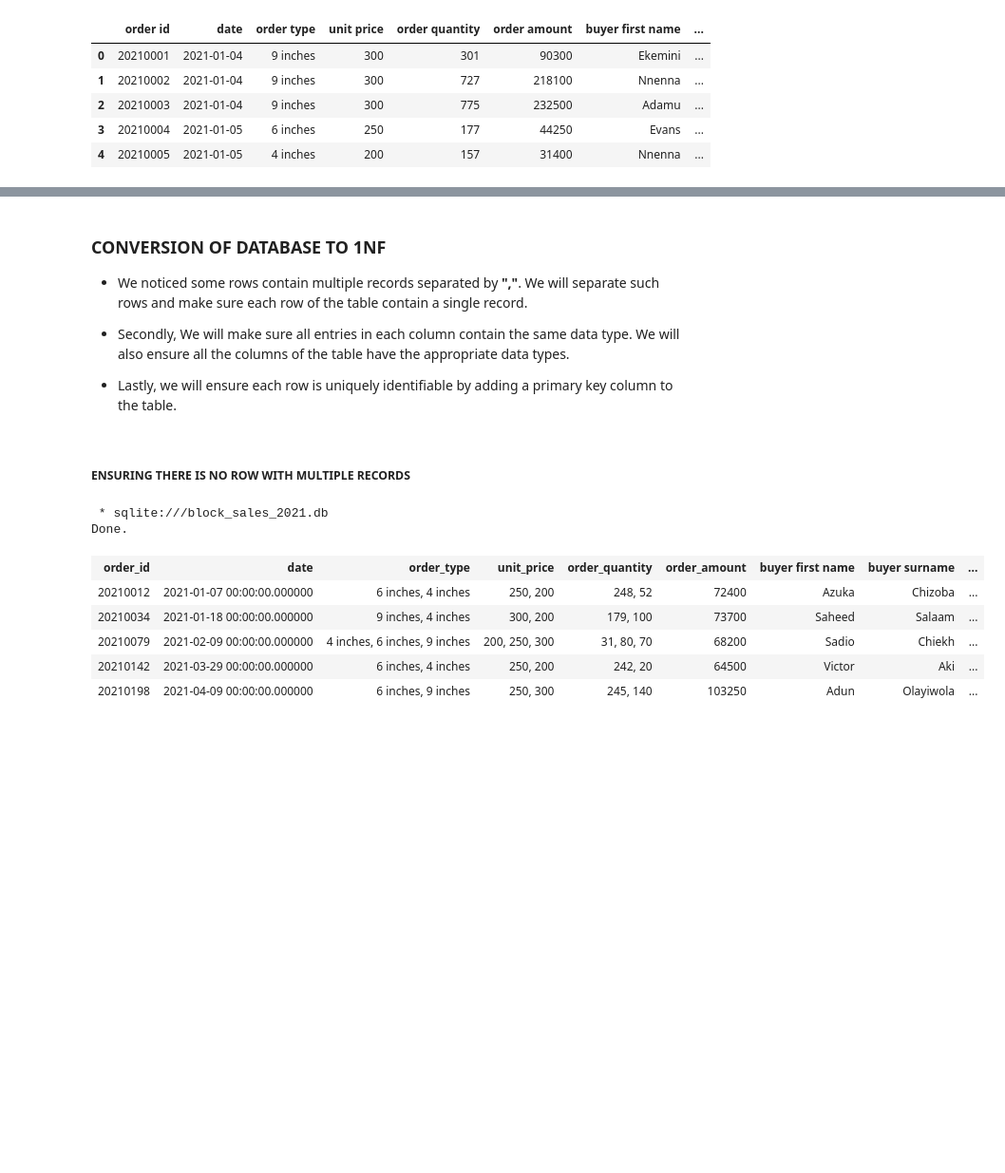
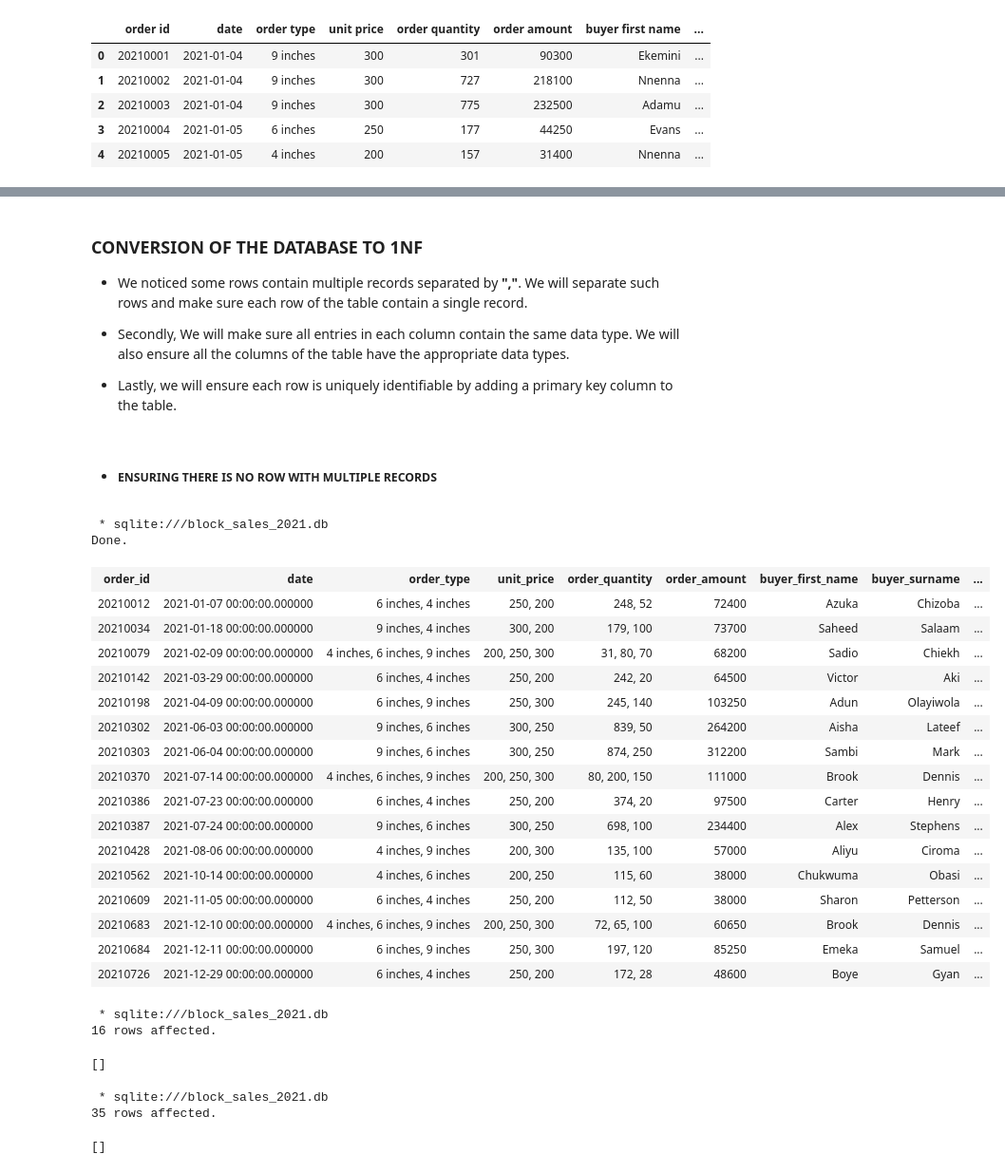
Before and after one commit to Ridwan1821/Ridhwan_Repo, a Jupyter notebook: Normalization of Sales Data Table/block_sales_2021.ipynb, the cells around one changed output, grey strips where cells are left out. Shown at 95% size. Cells and saved outputs as stored; diff of their text form; code cells hidden in the pictures; blank space fills up the shorter version.

Commit message:
Convertion of sales data table to 1NF
The sales data table that was copied into the database was converted to the first normal form.

```diff
--- a/Normalization of Sales Data Table/block_sales_2021.ipynb
+++ b/Normalization of Sales Data Table/block_sales_2021.ipynb
@@ -59,7 +59,7 @@ Done.
 | 20210019 | 2021-01-09 00:00:00.000000 | 6 inches | 250 | 209 | 52250 | Edafe | Collins | ... |
 | 20210020 | 2021-01-11 00:00:00.000000 | 6 inches | 250 | 483 | 120750 | Nancy | Daniels | ... |
 # %% [markdown]
-### CONVERSION OF DATABASE TO 1NF
+### CONVERSION OF THE DATABASE TO 1NF
 
 - We noticed some rows contain multiple records separated by **","**. We will separate such rows and make sure each row of the table contain a single record.
 
@@ -67,16 +67,79 @@ Done.
 
 - Lastly, we will ensure each row is uniquely identifiable by adding a primary key column to the table.
 # %% [markdown]
-##### ENSURING THERE IS NO ROW WITH MULTIPLE RECORDS
+- ##### ENSURING THERE IS NO ROW WITH MULTIPLE RECORDS
 # %%
 %%sql
-select * from '2021_orders' where order_type like '%,%' limit 5
+select * from '2021_orders' where order_type like '%,%'
 # %% [output]
  * sqlite:///block_sales_2021.db
 Done.
-| order_id | date | order_type | unit_price | order_quantity | order_amount | buyer first name | buyer surname | ... |
+| order_id | date | order_type | unit_price | order_quantity | order_amount | buyer_first_name | buyer_surname | ... |
 | 20210012 | 2021-01-07 00:00:00.000000 | 6 inches, 4 inches | 250, 200 | 248, 52 | 72400 | Azuka | Chizoba | ... |
 | 20210034 | 2021-01-18 00:00:00.000000 | 9 inches, 4 inches | 300, 200 | 179, 100 | 73700 | Saheed | Salaam | ... |
 | 20210079 | 2021-02-09 00:00:00.000000 | 4 inches, 6 inches, 9 inches | 200, 250, 300 | 31, 80, 70 | 68200 | Sadio | Chiekh | ... |
 | 20210142 | 2021-03-29 00:00:00.000000 | 6 inches, 4 inches | 250, 200 | 242, 20 | 64500 | Victor | Aki | ... |
 | 20210198 | 2021-04-09 00:00:00.000000 | 6 inches, 9 inches | 250, 300 | 245, 140 | 103250 | Adun | Olayiwola | ... |
+| 20210302 | 2021-06-03 00:00:00.000000 | 9 inches, 6 inches | 300, 250 | 839, 50 | 264200 | Aisha | Lateef | ... |
+| 20210303 | 2021-06-04 00:00:00.000000 | 9 inches, 6 inches | 300, 250 | 874, 250 | 312200 | Sambi | Mark | ... |
+| 20210370 | 2021-07-14 00:00:00.000000 | 4 inches, 6 inches, 9 inches | 200, 250, 300 | 80, 200, 150 | 111000 | Brook | Dennis | ... |
+| 20210386 | 2021-07-23 00:00:00.000000 | 6 inches, 4 inches | 250, 200 | 374, 20 | 97500 | Carter | Henry | ... |
+| 20210387 | 2021-07-24 00:00:00.000000 | 9 inches, 6 inches | 300, 250 | 698, 100 | 234400 | Alex | Stephens | ... |
+| 20210428 | 2021-08-06 00:00:00.000000 | 4 inches, 9 inches | 200, 300 | 135, 100 | 57000 | Aliyu | Ciroma | ... |
+| 20210562 | 2021-10-14 00:00:00.000000 | 4 inches, 6 inches | 200, 250 | 115, 60 | 38000 | Chukwuma | Obasi | ... |
+| 20210609 | 2021-11-05 00:00:00.000000 | 6 inches, 4 inches | 250, 200 | 112, 50 | 38000 | Sharon | Petterson | ... |
+| 20210683 | 2021-12-10 00:00:00.000000 | 4 inches, 6 inches, 9 inches | 200, 250, 300 | 72, 65, 100 | 60650 | Brook | Dennis | ... |
+| 20210684 | 2021-12-11 00:00:00.000000 | 6 inches, 9 inches | 250, 300 | 197, 120 | 85250 | Emeka | Samuel | ... |
+| 20210726 | 2021-12-29 00:00:00.000000 | 6 inches, 4 inches | 250, 200 | 172, 28 | 48600 | Boye | Gyan | ... |
+# %%
+%%sql
+delete from '2021_orders'
+where order_type like '%,%';
+# %% [output]
+ * sqlite:///block_sales_2021.db
+16 rows affected.
+[]
+# %%
+%%sql
+insert into '2021_orders' (order_id,date,order_type,unit_price,order_quantity,order_amount,buyer_first_name,
+                          buyer_surname,buyer_gender,buyer_type)
+values
+    ('20210012', '2021-01-07 00:00:00.000000', '6 inches', 250, 248, 72400, 'Azuka', 'Chizoba', 'M', 'Engineer'),
+    ('20210012', '2021-01-07 00:00:00.000000', '4 inches', 200, 52, 72400, 'Azuka', 'Chizoba', 'M', 'Engineer'),
+    ('20210034', '2021-01-18 00:00:00.000000', '9 inches', 300, 179, 73700, 'Saheed', 'Salaam', 'M', 'Supplier'),
+    ('20210034', '2021-01-18 00:00:00.000000', '4 inches', 200, 100, 73700, 'Saheed', 'Salaam', 'M', 'Supplier'),
+    ('20210079', '2021-02-09 00:00:00.000000', '4 inches', 200, 31, 68200, 'Sadio', 'Chiekh', 'M', 'Contractor'),
+    ('20210079', '2021-02-09 00:00:00.000000', '6 inches', 250, 80, 68200, 'Sadio', 'Chiekh', 'M', 'Contractor'),
+    ('20210079', '2021-02-09 00:00:00.000000', '9 inches', 300, 70, 68200, 'Sadio', 'Chiekh', 'M', 'Contractor'),
+    ('20210142', '2021-03-29 00:00:00.000000', '6 inches', 250, 242, 64500, 'Victor', 'Aki', 'M', 'Contractor'),
+    ('20210142', '2021-03-29 00:00:00.000000', '4 inches', 200, 20, 64500, 'Victor', 'Aki', 'M', 'Contractor'),
+    ('20210198', '2021-04-09 00:00:00.000000', '6 inches', '250', '245', '103250', 'Adun', 'Olayiwola', 'F', 'Engineer'),
+    ('20210198', '2021-04-09 00:00:00.000000', '9 inches', '300', '140', '103250', 'Adun', 'Olayiwola', 'F', 'Engineer'),
+    ('20210302', '2021-06-03 00:00:00.000000', '9 inches', 300, 839, '264200', 'Aisha', 'Lateef', 'F', 'Engineer'),
+    ('20210302', '2021-06-03 00:00:00.000000', '6 inches', 250, 50, '264200', 'Aisha', 'Lateef', 'F', 'Engineer'),
+    ('20210303', '2021-06-04 00:00:00.000000', '9 inches', 300, 874, 312200, 'Sambi', 'Mark', 'M', 'Supplier'),
+    ('20210303', '2021-06-04 00:00:00.000000', '6 inches', 250, 250, 312200, 'Sambi', 'Mark', 'M', 'Supplier'),
+    ('20210370', '2021-07-14 00:00:00.000000', '4 inches', 200, 80, 111000, 'Brook', 'Dennis', 'M', 'Building Owner'),
+    ('20210370', '2021-07-14 00:00:00.000000', '6 inches', 250, 200, 111000, 'Brook', 'Dennis', 'M', 'Building Owner'),
+    ('20210370', '2021-07-14 00:00:00.000000', '9 inches', 300, 150, 111000, 'Brook', 'Dennis', 'M', 'Building Owner'),
+    ('20210386', '2021-07-23 00:00:00.000000', '6 inches', 250, 374, 97500, 'Carter', 'Henry', 'M', 'Engineer'),
+    ('20210386', '2021-07-23 00:00:00.000000', '4 inches', 200, 20, 97500, 'Carter', 'Henry', 'M', 'Engineer'),
+    ('20210387', '2021-07-24 00:00:00.000000', '9 inches', 300, 698, 234400, 'Alex', 'Stephens', 'M', 'Engineer'),
+    ('20210387', '2021-07-24 00:00:00.000000', '6 inches', 250, 100, 234400, 'Alex', 'Stephens', 'M', 'Engineer'),
+    ('20210428', '2021-08-06 00:00:00.000000', '4 inches', 200, 135, 57000, 'Aliyu', 'Ciroma', 'M', 'Engineer'),
+    ('20210428', '2021-08-06 00:00:00.000000', '9 inches', 300, 100, 57000, 'Aliyu', 'Ciroma', 'M', 'Engineer'),
+    ('20210562', '2021-10-14 00:00:00.000000', '4 inches', 200, 115, 38000, 'Chukwuma', 'Obasi', 'M', 'Building Owner'),
+    ('20210562', '2021-10-14 00:00:00.000000', '6 inches', 250, 60, 38000, 'Chukwuma', 'Obasi', 'M', 'Building Owner'),
+    ('20210609', '2021-11-05 00:00:00.000000', '6 inches', 250, 112, 38000, 'Sharon', 'Petterson', 'F', 'Contractor'),
+    ('20210609', '2021-11-05 00:00:00.000000', '4 inches', 200, 50, 38000, 'Sharon', 'Petterson', 'F', 'Contractor'),
+    ('20210683', '2021-12-10 00:00:00.000000', '4 inches', 200, 72, 60650, 'Brook', 'Dennis', 'M', 'Building Owner'),
+    ('20210683', '2021-12-10 00:00:00.000000', '6 inches', 250, 65, 60650, 'Brook', 'Dennis', 'M', 'Building Owner'),
+    ('20210683', '2021-12-10 00:00:00.000000', '9 inches', 300, 100, 60650, 'Brook', 'Dennis', 'M', 'Building Owner'),
+    ('20210684', '2021-12-11 00:00:00.000000', '6 inches', 250, 197, 85250, 'Emeka', 'Samuel', 'M', 'Building Developer'),
+    ('20210684', '2021-12-11 00:00:00.000000', '9 inches', 300, 120, 85250, 'Emeka', 'Samuel', 'M', 'Building Developer'),
+    ('20210726', '2021-12-29 00:00:00.000000', '6 inches', 250, 172, 48600, 'Boye', 'Gyan', 'M', 'Building Owner'),
+    ('20210726', '2021-12-29 00:00:00.000000', '4 inches', 200, 28, 48600, 'Boye', 'Gyan', 'M', 'Building Owner');
+# %% [output]
+ * sqlite:///block_sales_2021.db
+35 rows affected.
+[]
```
Also changed, not shown: parts of 13 cells of this notebook.
